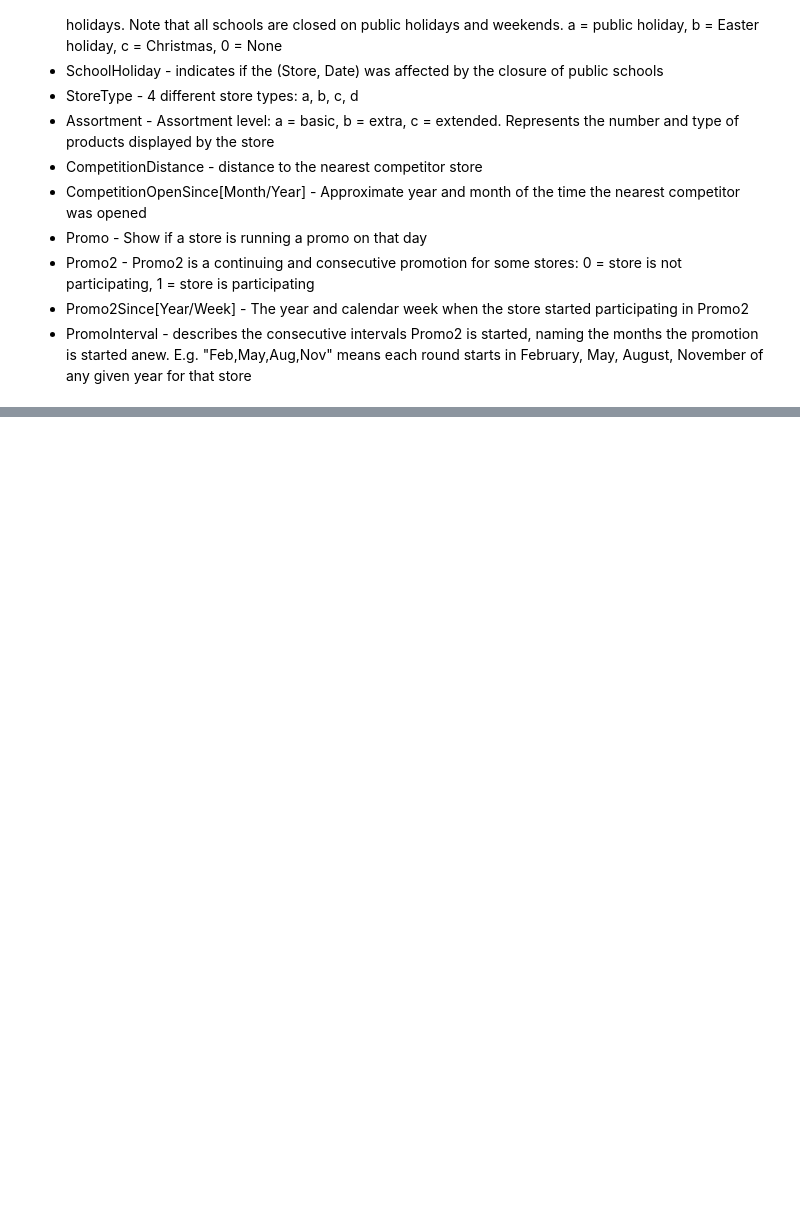
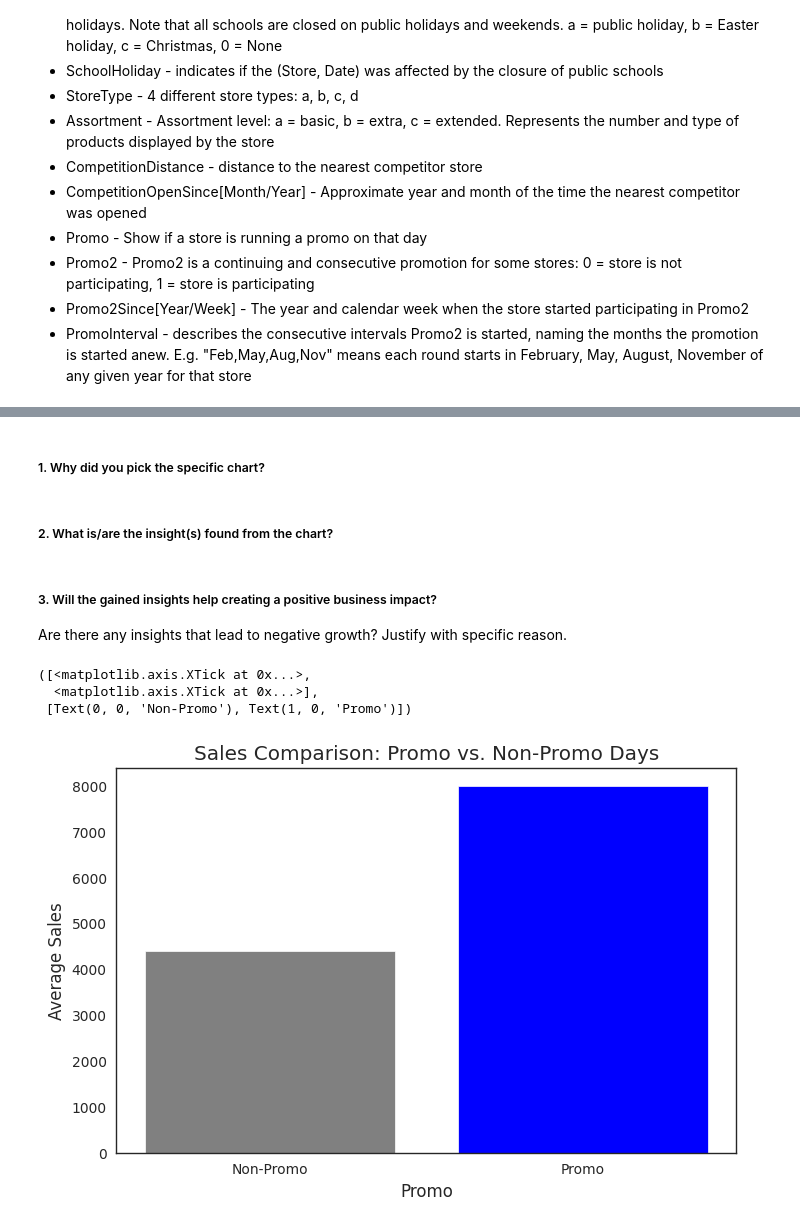
Before and after one commit to anirudhawagh/Sales-Prediction-Retail-Chain-Rossmann-through-Regression-based-Machine-Learning-Initiative, a Jupyter notebook: Retail_Sales_Prediction_By_Aniruddha.ipynb, the cells around one changed output, grey strips where cells are left out. Cells and saved outputs as stored; diff of their text form; code cells hidden in the pictures; blank space fills up the shorter version.

```diff
--- a/Retail_Sales_Prediction_By_Aniruddha.ipynb
+++ b/Retail_Sales_Prediction_By_Aniruddha.ipynb
@@ -335,0 +396,6 @@ store_df.describe(include="all")
+# %%
+# Write your code to make your dataset analysis ready.
+
+# merging two dataframes on store column using left join
+df= rossman_df.merge(right=store_df,how="left",on="Store")
+df.shape
@@ -335,0 +578,21 @@ store_df.describe(include="all")
+# %% [markdown]
+##### 1. Why did you pick the specific chart?
+# %% [markdown]
+##### 2. What is/are the insight(s) found from the chart?
+# %% [markdown]
+##### 3. Will the gained insights help creating a positive business impact?
+Are there any insights that lead to negative growth? Justify with specific reason.
+# %%
+promotion_impact = df.groupby("Promo")["Sales"].mean().reset_index()
+
+plt.figure(figsize=(8, 5))
+plt.bar(promotion_impact["Promo"], promotion_impact["Sales"], color=["gray", "blue"])
+plt.title("Sales Comparison: Promo vs. Non-Promo Days")
+plt.xlabel("Promo")
+plt.ylabel("Average Sales")
+plt.xticks([0, 1], ["Non-Promo", "Promo"])
+# %% [output]
+([<matplotlib.axis.XTick at 0x...>,
+  <matplotlib.axis.XTick at 0x...>],
+ [Text(0, 0, 'Non-Promo'), Text(1, 0, 'Promo')])
+[figure, added]
```
Also changed, not shown: parts of 65 cells of this notebook.
